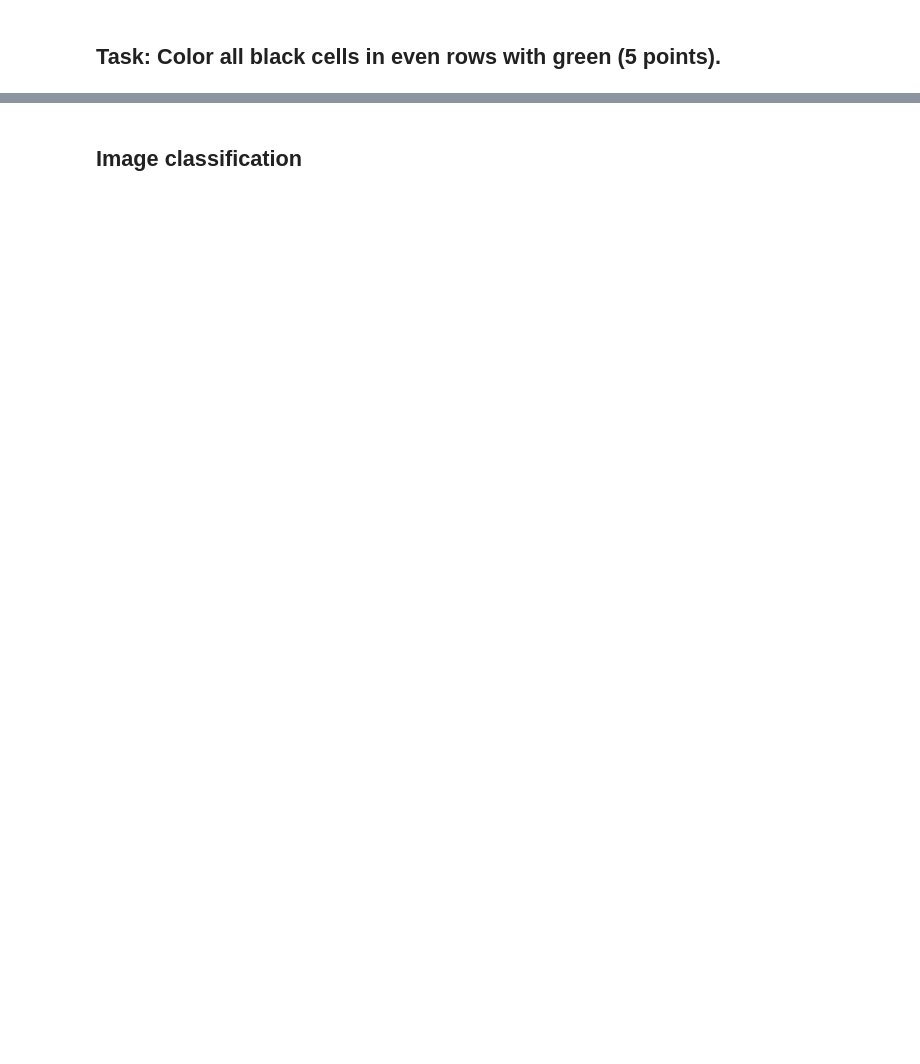
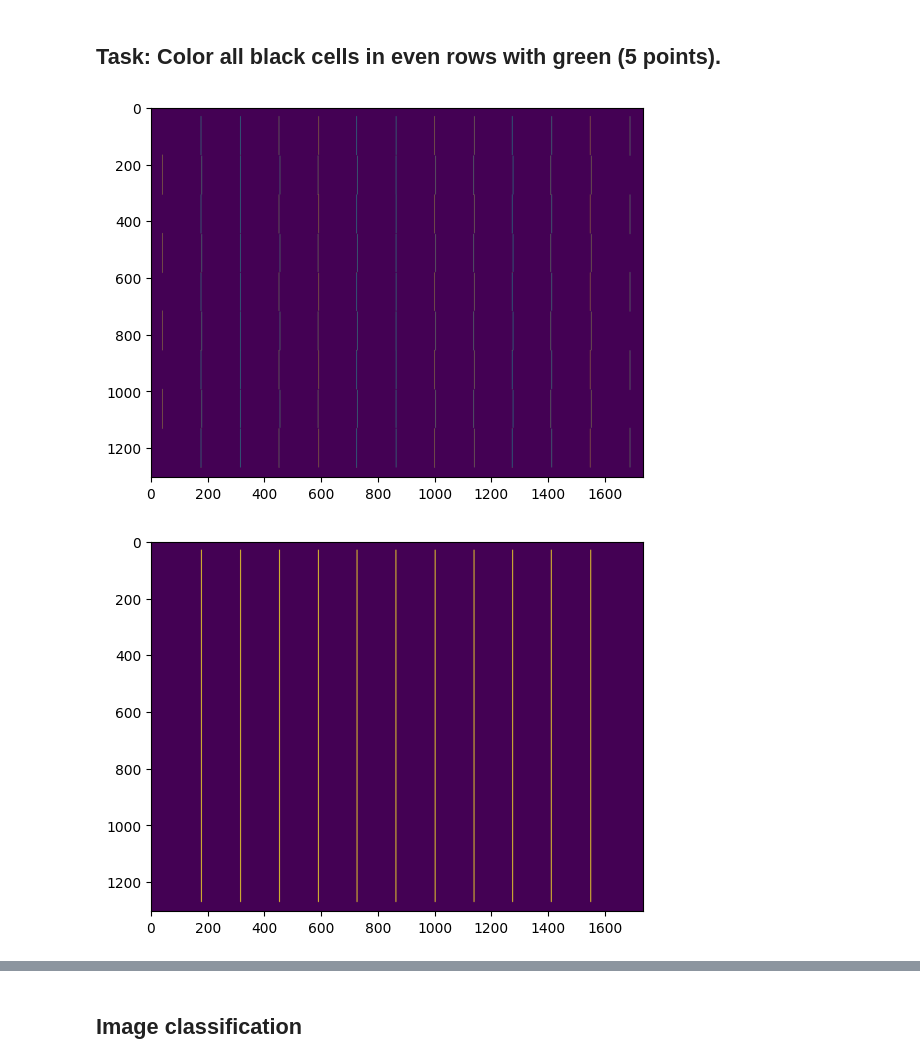
Before and after one commit to esauflores/ml-course, a Jupyter notebook: Class05_classic_CV/Class_05_classic_cv_practice.ipynb, the cells around one changed output, grey strips where cells are left out. Drawn from its saved outputs; the diff is of its cells as text; code cells hidden in the pictures; blank space fills up the shorter version.

```diff
--- a/Class05_classic_CV/Class_05_classic_cv_practice.ipynb
+++ b/Class05_classic_CV/Class_05_classic_cv_practice.ipynb
@@ -131,4 +186,15 @@ plt.imshow(result_image)
 # %% [markdown]
 ## Task: Color all black cells in even rows with green (5 points).
+# %%
+grad_x = abs(img[:, 1:] - img[:, :-1])
+plt.imshow(grad_x)
+plt.show()
+
+result_image_vertical, v_lines = detect_lines(grad_x)
+plt.imshow(result_image_vertical)
+plt.show()
+# %% [output]
+[figure, added]
+[figure, added]
 # %%
 def recolor_even_rows(img):
```
Also changed, not shown: parts of 19 cells of this notebook, 14 other files.
